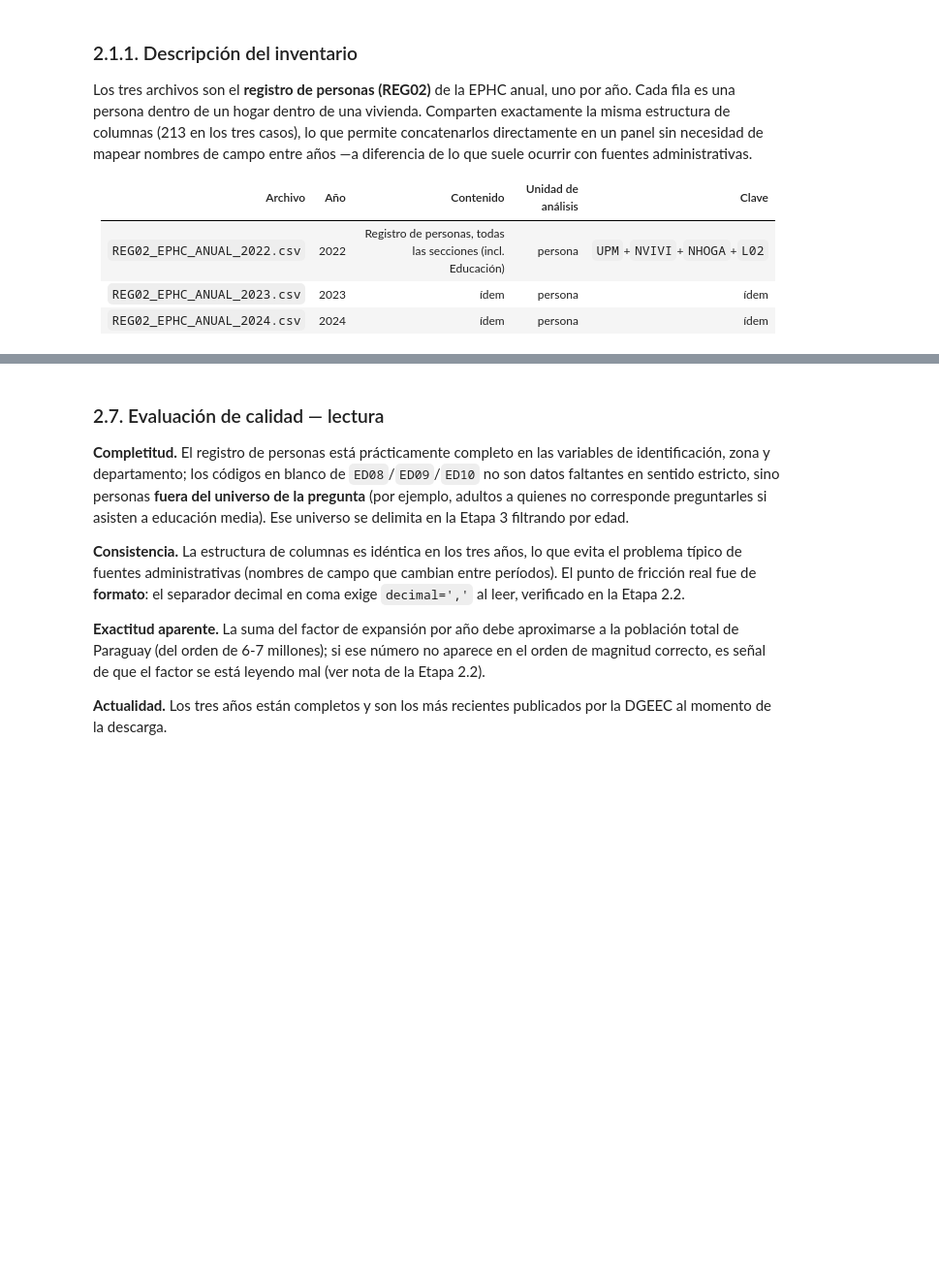
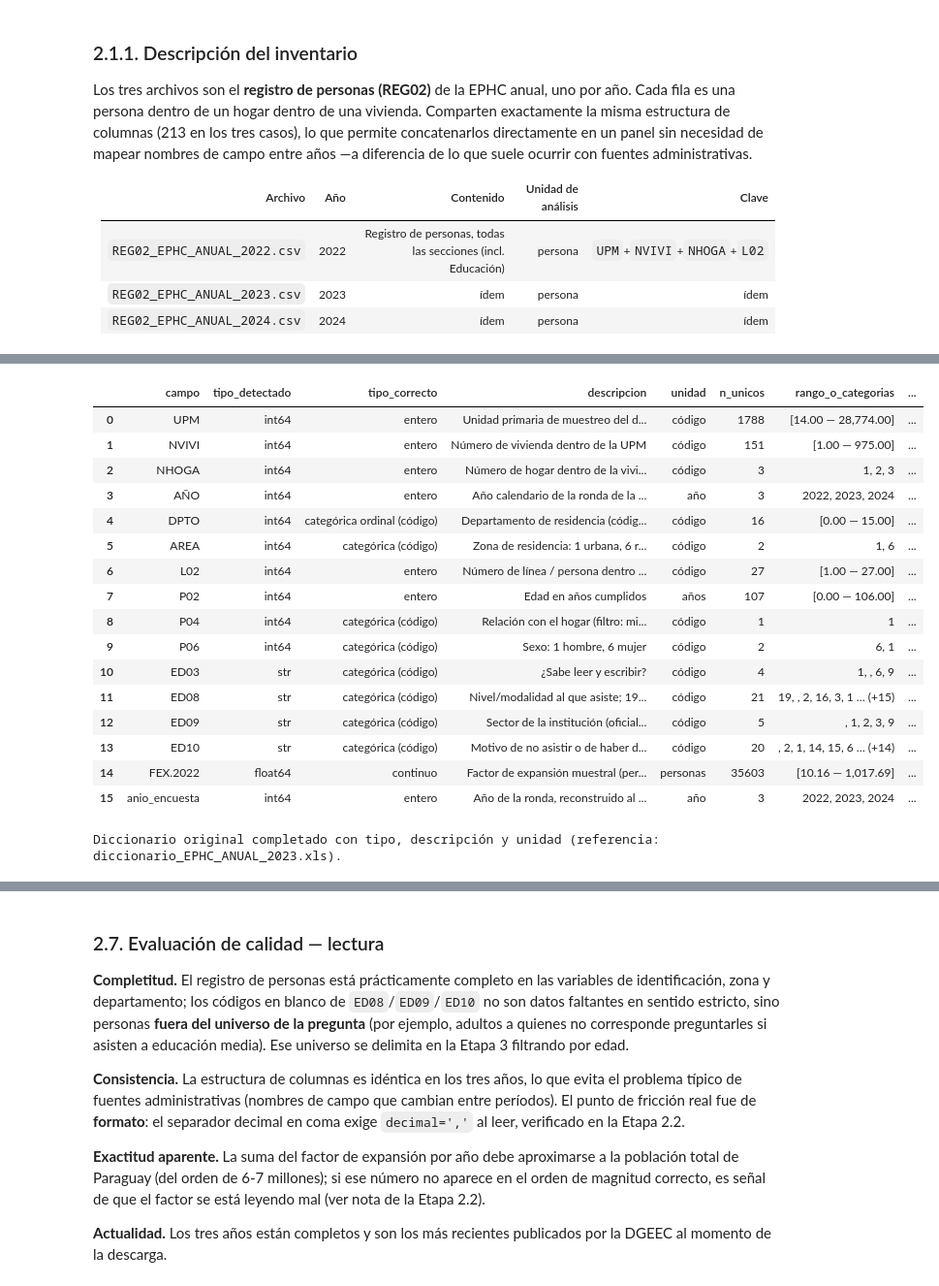
Before and after one commit to vi3lman/proyecto-ds-inasistencia-py, a Jupyter notebook: notebooks/Fase1_DataScience_EPHC.ipynb, the cells around one changed output, grey strips where cells are left out. Shown at 97% size. Cells and saved outputs as stored; diff of their text form; code cells hidden in the pictures; blank space fills up the shorter version.

```diff
--- a/notebooks/Fase1_DataScience_EPHC.ipynb
+++ b/notebooks/Fase1_DataScience_EPHC.ipynb
@@ -318,27 +341,58 @@ crudo.head()
 # %%
 # ============================================================================
 # 2.3 — Diccionario de datos (reconstruido por el grupo)
 # ============================================================================
 def diccionario_datos(df: pd.DataFrame, max_cat: int = 6) -> pd.DataFrame:
     filas = []
     for col in df.columns:
         s, nn = df[col], df[col].dropna()
         if pd.api.types.is_numeric_dtype(s) and nn.nunique() > max_cat:
             rango = f'[{nn.min():,.2f} — {nn.max():,.2f}]' if len(nn) else '—'
         else:
             cats = nn.astype(str).value_counts().index[:max_cat].tolist()
             extra = '' if nn.nunique() <= max_cat else f' … (+{nn.nunique()-max_cat})'
             rango = ', '.join(cats) + extra
         filas.append({'campo': col, 'tipo_detectado': str(s.dtype), 'tipo_correcto': '',
                       'descripcion': '', 'unidad': '', 'n_unicos': s.nunique(dropna=True),
                       'rango_o_categorias': rango, 'pct_faltantes': round(100*s.isna().mean(), 2)})
     return pd.DataFrame(filas)
 
-dicc_original = diccionario_datos(crudo)
+
+def completar_diccionario(dicc: pd.DataFrame, meta: dict) -> pd.DataFrame:
+    """Rellena tipo_correcto, descripcion y unidad a partir del diccionario oficial EPHC."""
+    out = dicc.copy()
+    for campo, (tipo, desc, unidad) in meta.items():
+        mask = out['campo'] == campo
+        out.loc[mask, 'tipo_correcto'] = tipo
+        out.loc[mask, 'descripcion'] = desc
+        out.loc[mask, 'unidad'] = unidad
+    return out
+
+META_ORIGINAL = {'UPM': ('entero', 'Unidad primaria de muestreo del diseño de la EPHC', 'código'), 'NVIVI': ('entero', 'Número de vivienda dentro de la UPM', 'código'), 'NHOGA': ('entero', 'Número de hogar dentro de la vivienda', 'código'), 'AÑO': ('entero', 'Año calendario de la ronda de la encuesta (campo original)', 'año'), 'DPTO': ('categórica ordinal (código)', 'Departamento de residencia (código DGEEC 0–15)', 'código'), 'AREA': ('categórica (código)', 'Zona de residencia: 1 urbana, 6 rural', 'código'), 'L02': ('entero', 'Número de línea / persona dentro del hogar', 'código'), 'P02': ('entero', 'Edad en años cumplidos', 'años'), 'P04': ('categórica (código)', 'Relación con el hogar (filtro: miembro del hogar)', 'código'), 'P06': ('categórica (código)', 'Sexo: 1 hombre, 6 mujer', 'código'), 'ED03': ('categórica (código)', '¿Sabe leer y escribir?', 'código'), 'ED08': ('categórica (código)', 'Nivel/modalidad al que asiste; 19 = no asiste', 'código'), 'ED09': ('categórica (código)', 'Sector de la institución (oficial, privado, subvencionado)', 'código'), 'ED10': ('categórica (código)', 'Motivo de no asistir o de haber dejado de asistir', 'código'), 'FEX.2022': ('continuo', 'Factor de expansión muestral (personas representadas)', 'personas'), 'anio_encuesta': ('entero', 'Año de la ronda, reconstruido al concatenar los tres CSV', 'año')}
+
+dicc_original = completar_diccionario(diccionario_datos(crudo), META_ORIGINAL)
 dicc_original.to_csv(DIR_TAB / 'diccionario_datos_original.csv', index=False)
 display(dicc_original)
-print('🟡 Completar a mano descripcion / tipo_correcto / unidad de cada campo antes de pegarla en el informe.')
-print('   Referencia oficial: diccionario_EPHC_ANUAL_2023.xls, sección "POBLACIÓN" y "EDUCACIÓN".')
+print('Diccionario original completado con tipo, descripción y unidad (referencia: diccionario_EPHC_ANUAL_2023.xls).')
+# %% [output]
+|  | campo | tipo_detectado | tipo_correcto | descripcion | unidad | n_unicos | rango_o_categorias | ... |
+| 0 | UPM | int64 | entero | Unidad primaria de muestreo del d... | código | 1788 | [14.00 — 28,774.00] | ... |
+| 1 | NVIVI | int64 | entero | Número de vivienda dentro de la UPM | código | 151 | [1.00 — 975.00] | ... |
+| 2 | NHOGA | int64 | entero | Número de hogar dentro de la vivi... | código | 3 | 1, 2, 3 | ... |
+| 3 | AÑO | int64 | entero | Año calendario de la ronda de la ... | año | 3 | 2022, 2023, 2024 | ... |
+| 4 | DPTO | int64 | categórica ordinal (código) | Departamento de residencia (códig... | código | 16 | [0.00 — 15.00] | ... |
+| 5 | AREA | int64 | categórica (código) | Zona de residencia: 1 urbana, 6 r... | código | 2 | 1, 6 | ... |
+| 6 | L02 | int64 | entero | Número de línea / persona dentro ... | código | 27 | [1.00 — 27.00] | ... |
+| 7 | P02 | int64 | entero | Edad en años cumplidos | años | 107 | [0.00 — 106.00] | ... |
+| 8 | P04 | int64 | categórica (código) | Relación con el hogar (filtro: mi... | código | 1 | 1 | ... |
+| 9 | P06 | int64 | categórica (código) | Sexo: 1 hombre, 6 mujer | código | 2 | 6, 1 | ... |
+| 10 | ED03 | str | categórica (código) | ¿Sabe leer y escribir? | código | 4 | 1, , 6, 9 | ... |
+| 11 | ED08 | str | categórica (código) | Nivel/modalidad al que asiste; 19... | código | 21 | 19, , 2, 16, 3, 1 … (+15) | ... |
+| 12 | ED09 | str | categórica (código) | Sector de la institución (oficial... | código | 5 | , 1, 2, 3, 9 | ... |
+| 13 | ED10 | str | categórica (código) | Motivo de no asistir o de haber d... | código | 20 | , 2, 1, 14, 15, 6 … (+14) | ... |
+| 14 | FEX.2022 | float64 | continuo | Factor de expansión muestral (per... | personas | 35603 | [10.16 — 1,017.69] | ... |
+| 15 | anio_encuesta | int64 | entero | Año de la ronda, reconstruido al ... | año | 3 | 2022, 2023, 2024 | ... |
+Diccionario original completado con tipo, descripción y unidad (referencia: diccionario_EPHC_ANUAL_2023.xls).
 # %%
 # ============================================================================
 # 2.4 — Unidad de análisis y clave: verificación EMPÍRICA de unicidad
```
Also changed, not shown: parts of 55 cells of this notebook, 25 other files.
